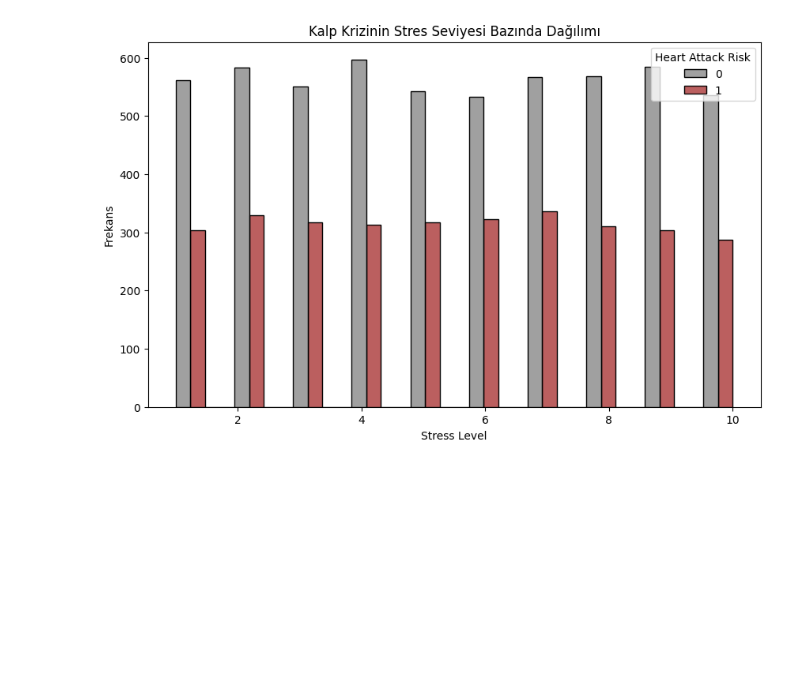
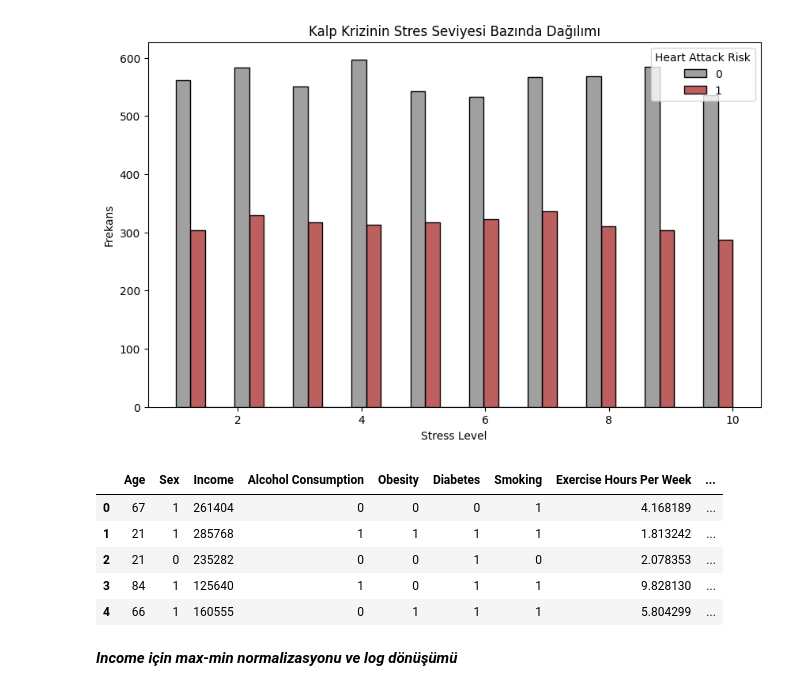
Before and after one commit to AtaDemirkiran/heart-attack-risk, a Jupyter notebook: saglık_bilimlerinde_veri_analitigi_proje.ipynb, the cells around one changed output. Cells and saved outputs as stored; diff of their text form; code cells hidden in the pictures; blank space fills up the shorter version.

```diff
--- a/saglık_bilimlerinde_veri_analitigi_proje.ipynb
+++ b/saglık_bilimlerinde_veri_analitigi_proje.ipynb
@@ -217,3 +218,14 @@ plt.title("Kalp Krizinin Stres Seviyesi Bazında Dağılımı")
 plt.show()
 # %% [output]
 [figure]
+# %%
+df_dataset.head(5)
+# %% [output]
+|  | Age | Sex | Income | Alcohol Consumption | Obesity | Diabetes | Smoking | Exercise Hours Per Week | ... |
+| 0 | 67 | 1 | 261404 | 0 | 0 | 0 | 1 | 4.168189 | ... |
+| 1 | 21 | 1 | 285768 | 1 | 1 | 1 | 1 | 1.813242 | ... |
+| 2 | 21 | 0 | 235282 | 0 | 0 | 1 | 0 | 2.078353 | ... |
+| 3 | 84 | 1 | 125640 | 1 | 0 | 1 | 1 | 9.828130 | ... |
+| 4 | 66 | 1 | 160555 | 0 | 1 | 1 | 1 | 5.804299 | ... |
+# %% [markdown]
+***Income için max-min normalizasyonu ve log dönüşümü***
```
Also changed, not shown: parts of 29 cells of this notebook.
